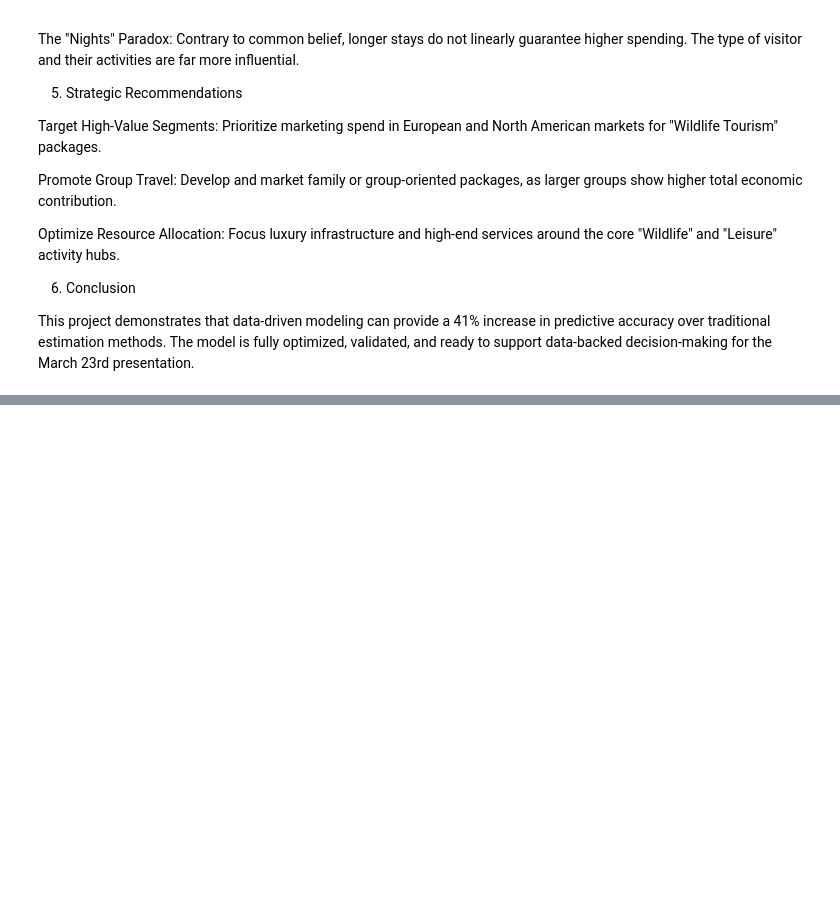
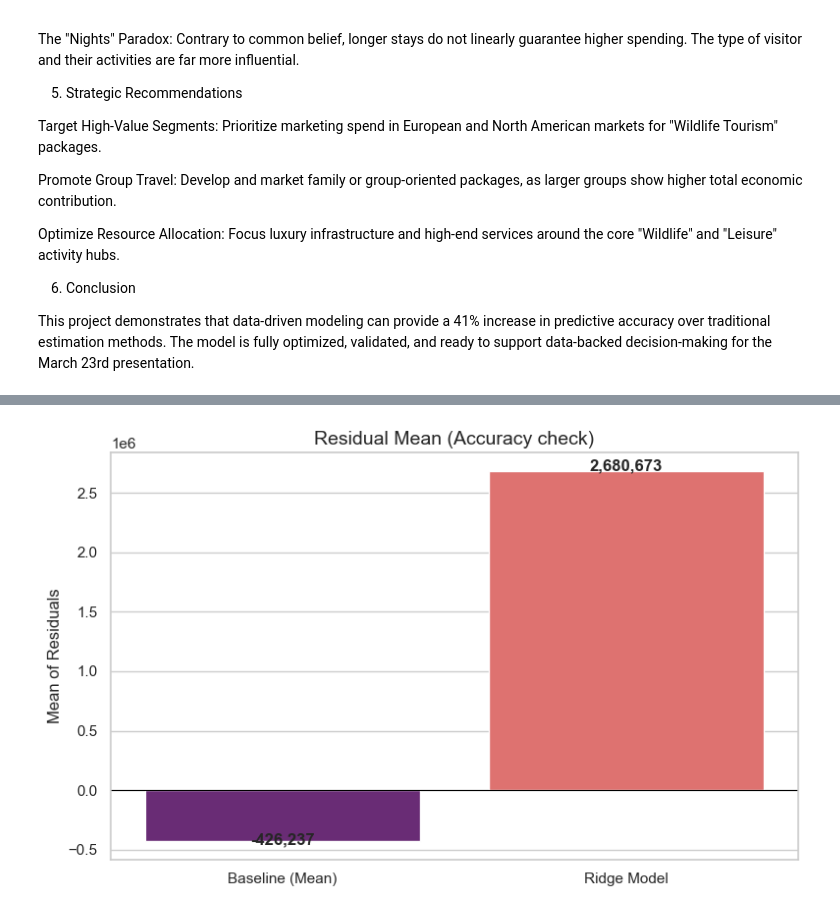
Before and after one commit to lange-chris/machine_learning_project, a Jupyter notebook: Tanzania_Tourism_Prediction_ridge_regression.ipynb, the cells around one changed output, grey strips where cells are left out. Saved outputs shown, nothing was run; the diff lists cells and outputs as text; code cells hidden in the pictures; blank space fills up the shorter version.

```diff
--- a/Tanzania_Tourism_Prediction_chris.ipynb
+++ b/Tanzania_Tourism_Prediction_ridge_regression.ipynb
@@ -1206,0 +1282,21 @@ This project demonstrates that data-driven modeling can provide a 41% increase i
+# %%
+# --- Step 5: Visualization 3 - Residual Mean (Accuracy check) ---
+# Compares the average bias of the Baseline vs. the Ridge Model.
+# A mean close to zero indicates the model is unbiased.
+plt.figure(figsize=(8, 5))
+res_means = [np.mean(baseline_residuals), np.mean(residuals)]
+labels = ['Baseline (Mean)', 'Ridge Model']
+
+sns.barplot(x=labels, y=res_means, palette='magma')
+plt.axhline(0, color='black', linewidth=0.8)
+plt.title('Residual Mean (Accuracy check)', fontsize=14)
+plt.ylabel('Mean of Residuals')
+
+# Display values on top of bars for clarity
+for i, v in enumerate(res_means):
+    plt.text(i, v + (10000 if v > 0 else -30000), f"{v:,.0f}", ha='center', fontweight='bold')
+
+plt.tight_layout()
+plt.show()
+# %% [output]
+[figure, added]
```
Also changed, not shown: parts of 13 cells of this notebook, 2 other files.
